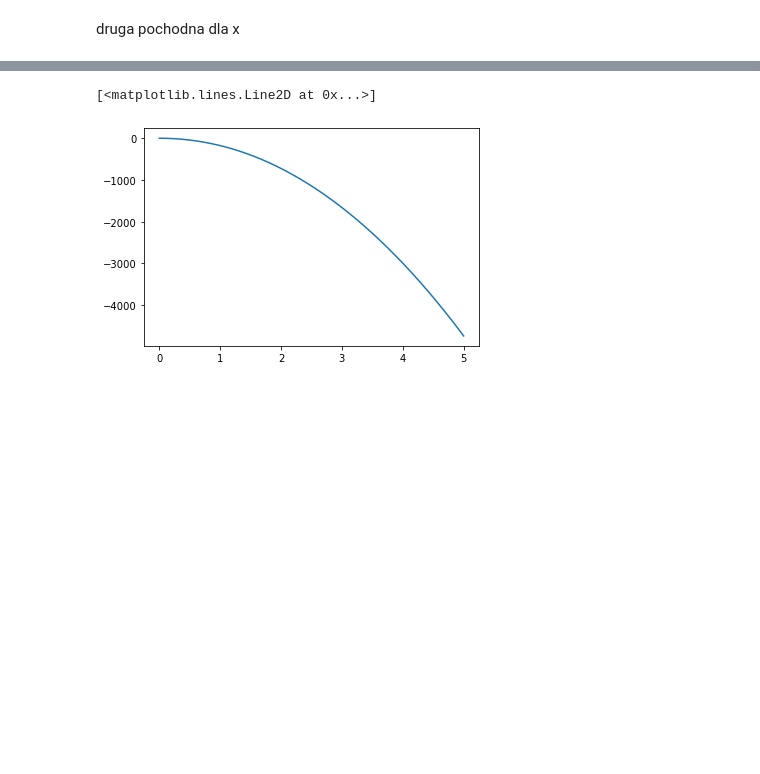
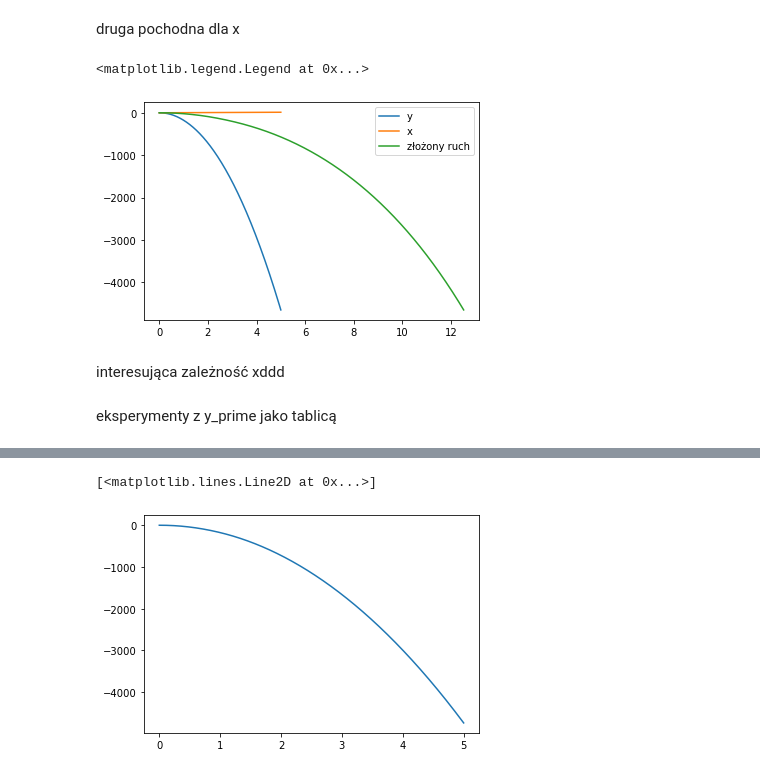
Before and after one commit to maggszy/rownania_rozniczkowe, a Jupyter notebook: rownaniarozniczkowe.ipynb, the cells around one changed output, grey strips where cells are left out. Cells and saved outputs as stored; diff of their text form; code cells hidden in the pictures; blank space fills up the shorter version.

```diff
--- a/rownaniarozniczkowe.ipynb
+++ b/rownaniarozniczkowe.ipynb
@@ -10,8 +10,20 @@ def x_prime(v,b): #pochodna x
 def y_prime(b,v0=2.8): #pierwsza pochodna y
     dydb= v0*np.sin(b)
     return dydb
+##########################################
+def x_primee(v,b): #pochodna x
+    dxdb= v*np.cos(b)
+    return dxdb
 
-def y_prime2(v,b): #pierwsza pochodna y
+def y_primee(v,b): #pierwsza pochodna y
+    dydb= v*np.sin(b)
+    return dydb
+#################################################
+def x_prime2(v,b): #pochodna x ->funkcja
+    dxdb= lambda y,t: v*np.cos(b)
+    return dxdb
+
+def y_prime2(v,b): #pochodna y -> funkcja
     dydb= lambda y,t: v*np.sin(b)
     return dydb
 # %%
@@ -101,5 +161,18 @@ def odeEuler_2nd_ex(z0,u0,t,v,b,k1,k2,omega0,tał,y_pir):  #2nd for x ====> ekpr
         z[n+1]= z[n] + u[n]*(t[n+1] - t[n])
         u[n+1] = u[n] + du(u[n],t[n],y_pr[n])*(t[n+1] - t[n])
     return [z,u]
+# %%
+sol1_y=odeEuler_2nd_y1(z0,u0,t,v,b,k1,k2,omega0,tał)
+plt.plot(t,sol1_y[0], label="y")
+plt.plot(t,sol[0], label="x")
+plt.plot(sol[0], sol1_y[0], label='złożony ruch')
+plt.legend()
+# %% [output]
+<matplotlib.legend.Legend at 0x...>
+[figure, added]
+# %% [markdown]
+interesująca zależność xddd
+# %% [markdown]
+eksperymenty z y_prime jako tablicą
 # %%
 ex=odeEuler_2nd_ex(z0,u0,t,v,b,k1,k2,omega0,tał,y_pir)
```
Also changed, not shown: parts of 18 cells of this notebook, 11 other files.
